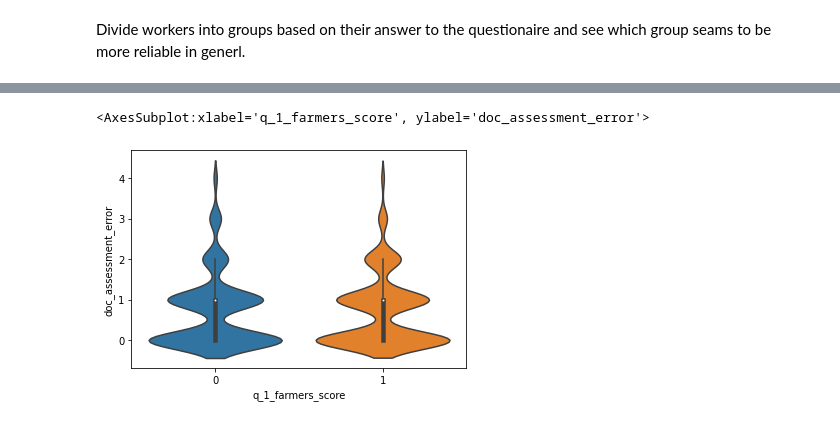
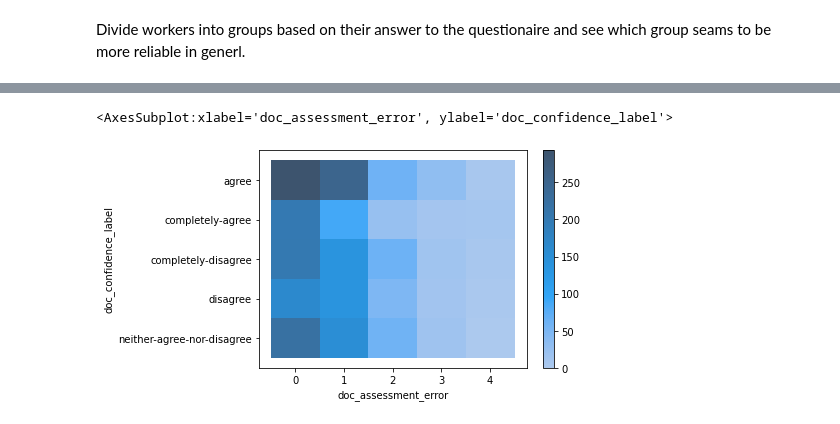
Before and after one commit to EyeofBeholder-NLeSC/play-around-sample-set, a Jupyter notebook: notebooks/IPM_worker_reliability_statistics.ipynb, the cells around one changed output, grey strips where cells are left out. Drawn from its saved outputs; the diff is of its cells as text; code cells hidden in the pictures.

Commit message:
plots: worker reliability statistics

```diff
--- a/notebooks/IPM_worker_reliability_statistics.ipynb
+++ b/notebooks/IPM_worker_reliability_statistics.ipynb
@@ -62,6 +82,6 @@ sns.violinplot(y="q_0_environment_answer", x="doc_assessment_error", data=df.sor
 # %%
-sns.violinplot(x="q_1_farmers_score", y="doc_assessment_error", data=df.sort_values(by="q_1_farmers_score"))
+sns.histplot(x="doc_assessment_error", y="doc_confidence_label", data=df.sort_values(by="doc_confidence_value").astype("category"), cbar=True)
 # %% [output]
-<AxesSubplot:xlabel='q_1_farmers_score', ylabel='doc_assessment_error'>
+<AxesSubplot:xlabel='doc_assessment_error', ylabel='doc_confidence_label'>
-[figure, old version]
+[figure, new version]
 # %%
```
Also changed, not shown: parts of 15 cells of this notebook, 1 other file.
